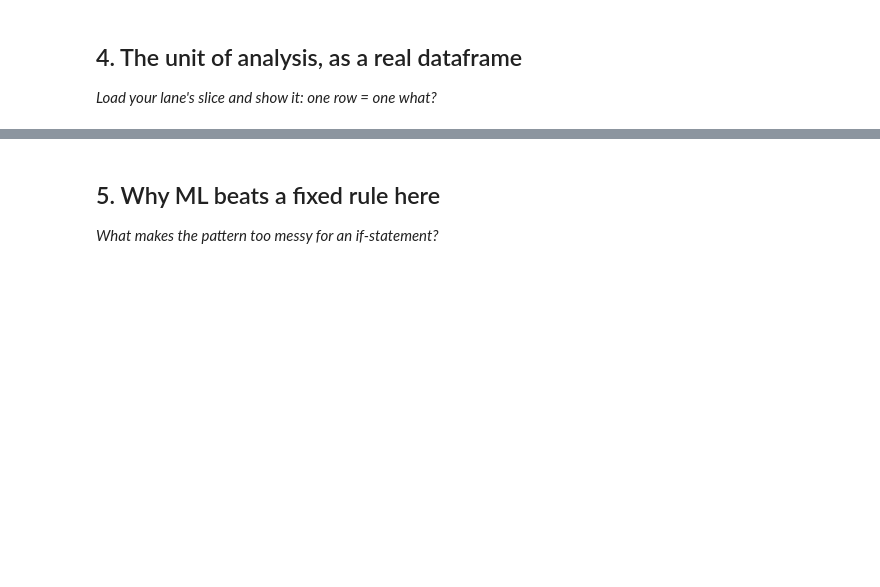
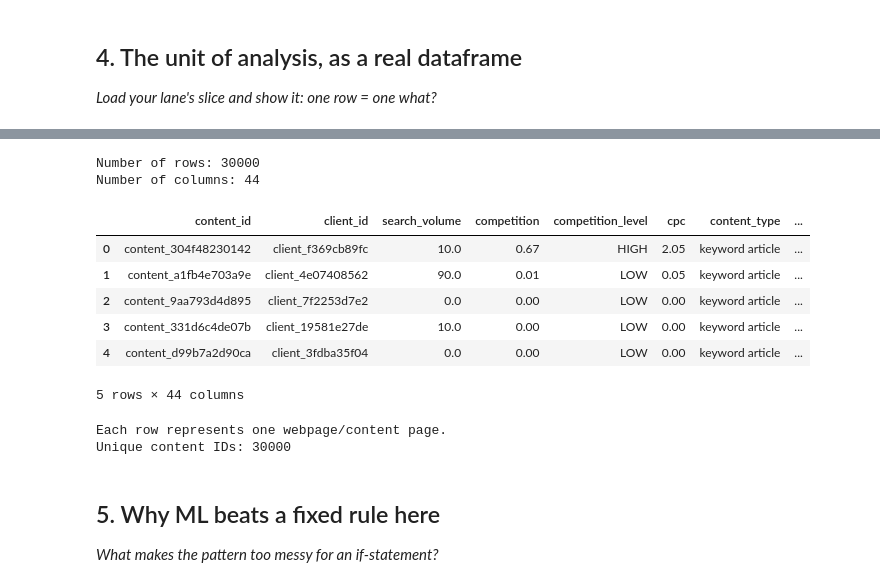
Before and after one commit to 24f2001824/ml-flyrank, a Jupyter notebook: work/notebooks/w02_ml_task_framing.ipynb, the cells around one changed output, grey strips where cells are left out. Cells and saved outputs as stored; diff of their text form; code cells hidden in the pictures; blank space fills up the shorter version.

```diff
--- a/work/notebooks/w02_ml_task_framing.ipynb
+++ b/work/notebooks/w02_ml_task_framing.ipynb
@@ -34,6 +113,27 @@ This skeleton is yours to fill. Work the sections **in order** — each one has
 # %%
 # This cell is for CODE (numbers, a query, a check).
 # Write your text answer in the cell ABOVE this one — typing sentences here breaks Run All.
+# Show the dataframe and confirm the unit of analysis
+
+print("Number of rows:", len(df))
+print("Number of columns:", len(df.columns))
+
+display(df.head())
+
+print("\nEach row represents one webpage/content page.")
+print("Unique content IDs:", df["content_id"].nunique())
+# %% [output]
+Number of rows: 30000
+Number of columns: 44
+|  | content_id | client_id | search_volume | competition | competition_level | cpc | content_type | ... |
+| 0 | content_304f48230142 | client_f369cb89fc | 10.0 | 0.67 | HIGH | 2.05 | keyword article | ... |
+| 1 | content_a1fb4e703a9e | client_4e07408562 | 90.0 | 0.01 | LOW | 0.05 | keyword article | ... |
+| 2 | content_9aa793d4d895 | client_7f2253d7e2 | 0.0 | 0.00 | LOW | 0.00 | keyword article | ... |
+| 3 | content_331d6c4de07b | client_19581e27de | 10.0 | 0.00 | LOW | 0.00 | keyword article | ... |
+| 4 | content_d99b7a2d90ca | client_3fdba35f04 | 0.0 | 0.00 | LOW | 0.00 | keyword article | ... |
+5 rows × 44 columns
+Each row represents one webpage/content page.
+Unique content IDs: 30000
 # %% [markdown]
 ## 5. Why ML beats a fixed rule here
 
```
Also changed, not shown: parts of 10 cells of this notebook.
